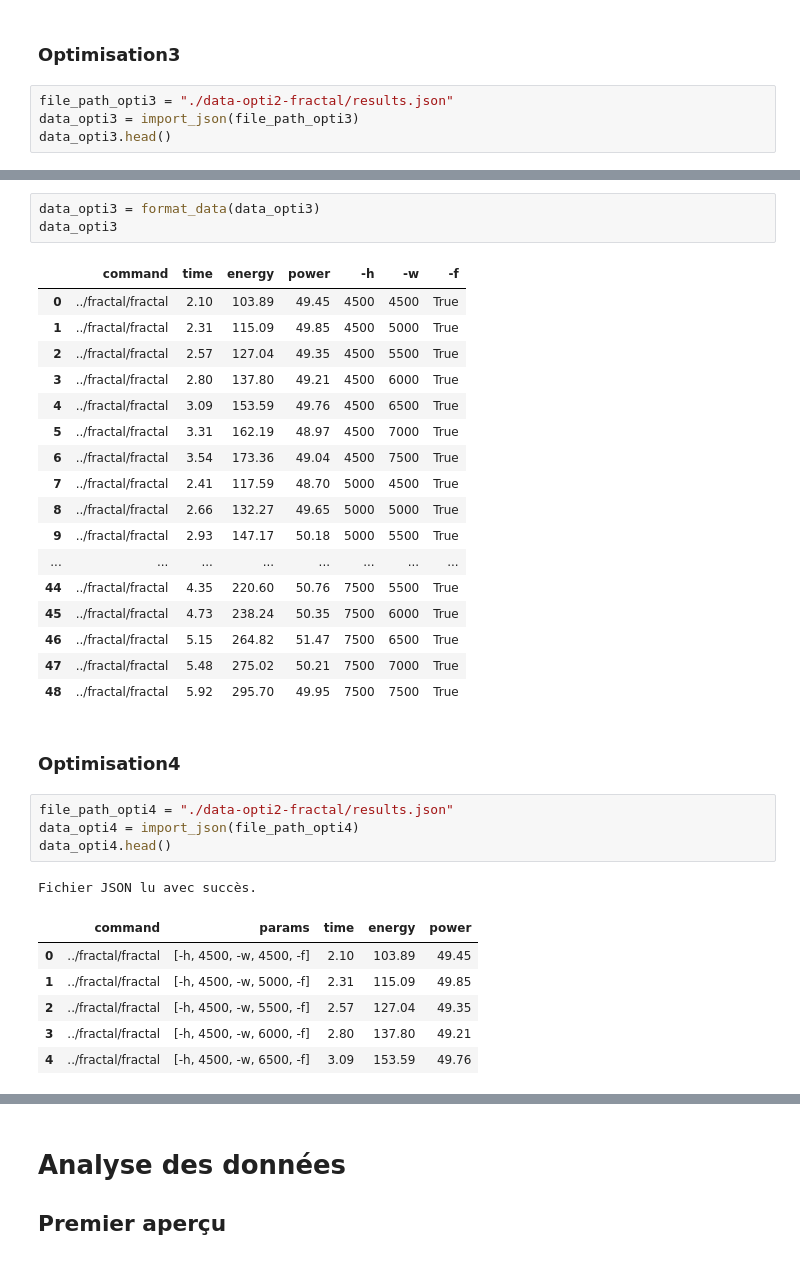
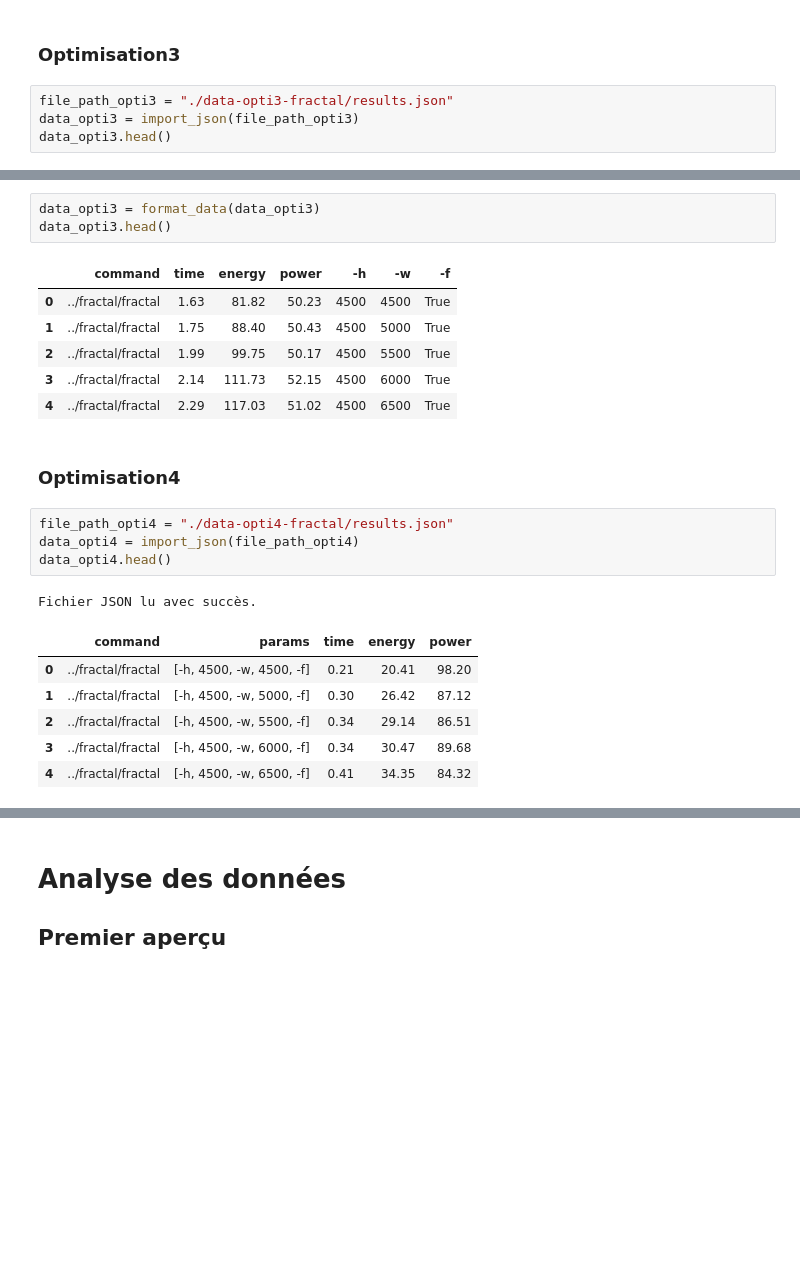
Before and after one commit to HDwayne/SE-ENER, a Jupyter notebook: result/analyse.ipynb, the cells around one changed output, grey strips where cells are left out. Cells and saved outputs as stored; diff of their text form; blank space fills up the shorter version.

```diff
--- a/result/analyse.ipynb
+++ b/result/analyse.ipynb
@@ -141,7 +112,7 @@ data_opti2
 # %% [markdown]
 ### Optimisation3
 # %%
-file_path_opti3 = "./data-opti2-fractal/results.json"
+file_path_opti3 = "./data-opti3-fractal/results.json"
 data_opti3 = import_json(file_path_opti3)
 data_opti3.head()
 # %% [output]
@@ -155,37 +126,26 @@ Fichier JSON lu avec succès.
 # %%
 data_opti3 = format_data(data_opti3)
-data_opti3
+data_opti3.head()
 # %% [output]
 |  | command | time | energy | power | -h | -w | -f |
-| 0 | ../fractal/fractal | 2.10 | 103.89 | 49.45 | 4500 | 4500 | True |
-| 1 | ../fractal/fractal | 2.31 | 115.09 | 49.85 | 4500 | 5000 | True |
-| 2 | ../fractal/fractal | 2.57 | 127.04 | 49.35 | 4500 | 5500 | True |
-| 3 | ../fractal/fractal | 2.80 | 137.80 | 49.21 | 4500 | 6000 | True |
-| 4 | ../fractal/fractal | 3.09 | 153.59 | 49.76 | 4500 | 6500 | True |
-| 5 | ../fractal/fractal | 3.31 | 162.19 | 48.97 | 4500 | 7000 | True |
-| 6 | ../fractal/fractal | 3.54 | 173.36 | 49.04 | 4500 | 7500 | True |
-| 7 | ../fractal/fractal | 2.41 | 117.59 | 48.70 | 5000 | 4500 | True |
-| 8 | ../fractal/fractal | 2.66 | 132.27 | 49.65 | 5000 | 5000 | True |
-| 9 | ../fractal/fractal | 2.93 | 147.17 | 50.18 | 5000 | 5500 | True |
-| ... | ... | ... | ... | ... | ... | ... | ... |
-| 44 | ../fractal/fractal | 4.35 | 220.60 | 50.76 | 7500 | 5500 | True |
-| 45 | ../fractal/fractal | 4.73 | 238.24 | 50.35 | 7500 | 6000 | True |
-| 46 | ../fractal/fractal | 5.15 | 264.82 | 51.47 | 7500 | 6500 | True |
-| 47 | ../fractal/fractal | 5.48 | 275.02 | 50.21 | 7500 | 7000 | True |
-| 48 | ../fractal/fractal | 5.92 | 295.70 | 49.95 | 7500 | 7500 | True |
+| 0 | ../fractal/fractal | 1.63 | 81.82 | 50.23 | 4500 | 4500 | True |
+| 1 | ../fractal/fractal | 1.75 | 88.40 | 50.43 | 4500 | 5000 | True |
+| 2 | ../fractal/fractal | 1.99 | 99.75 | 50.17 | 4500 | 5500 | True |
+| 3 | ../fractal/fractal | 2.14 | 111.73 | 52.15 | 4500 | 6000 | True |
+| 4 | ../fractal/fractal | 2.29 | 117.03 | 51.02 | 4500 | 6500 | True |
 # %% [markdown]
 ### Optimisation4
 # %%
-file_path_opti4 = "./data-opti2-fractal/results.json"
+file_path_opti4 = "./data-opti4-fractal/results.json"
 data_opti4 = import_json(file_path_opti4)
 data_opti4.head()
 # %% [output]
 Fichier JSON lu avec succès.
 |  | command | params | time | energy | power |
-| 0 | ../fractal/fractal | [-h, 4500, -w, 4500, -f] | 2.10 | 103.89 | 49.45 |
-| 1 | ../fractal/fractal | [-h, 4500, -w, 5000, -f] | 2.31 | 115.09 | 49.85 |
-| 2 | ../fractal/fractal | [-h, 4500, -w, 5500, -f] | 2.57 | 127.04 | 49.35 |
-| 3 | ../fractal/fractal | [-h, 4500, -w, 6000, -f] | 2.80 | 137.80 | 49.21 |
-| 4 | ../fractal/fractal | [-h, 4500, -w, 6500, -f] | 3.09 | 153.59 | 49.76 |
+| 0 | ../fractal/fractal | [-h, 4500, -w, 4500, -f] | 0.21 | 20.41 | 98.20 |
+| 1 | ../fractal/fractal | [-h, 4500, -w, 5000, -f] | 0.30 | 26.42 | 87.12 |
+| 2 | ../fractal/fractal | [-h, 4500, -w, 5500, -f] | 0.34 | 29.14 | 86.51 |
+| 3 | ../fractal/fractal | [-h, 4500, -w, 6000, -f] | 0.34 | 30.47 | 89.68 |
+| 4 | ../fractal/fractal | [-h, 4500, -w, 6500, -f] | 0.41 | 34.35 | 84.32 |
 # %%
 data_opti4 = format_data(data_opti4)
```
Also changed, not shown: parts of 11 cells of this notebook, 2 other files.
